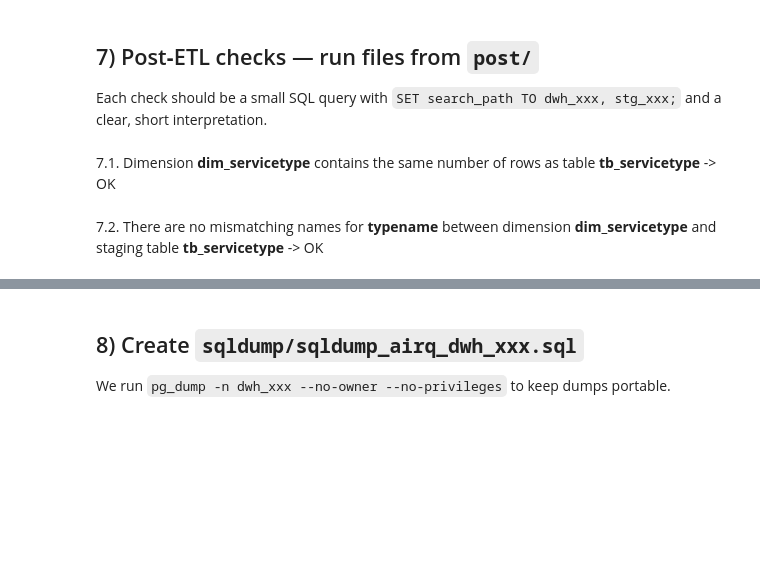
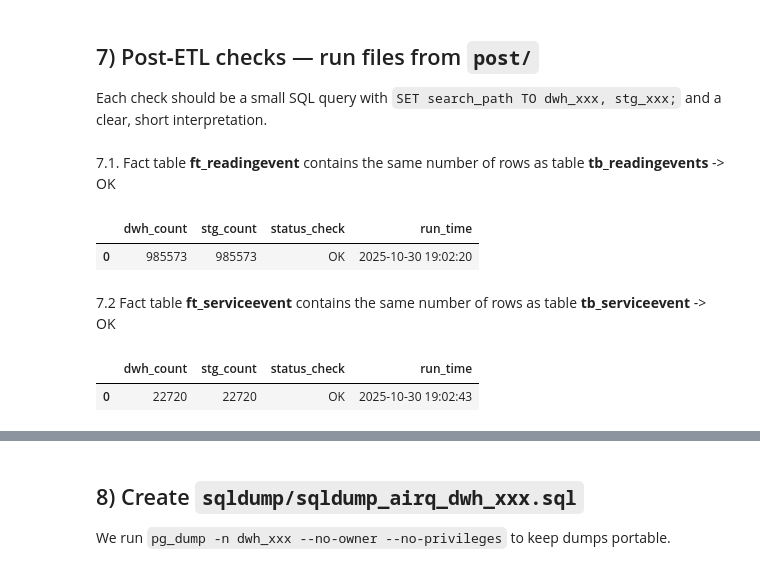
Before and after one commit to philippmoessner/tuwien_bi, a Jupyter notebook: AirQ_Part1_080.ipynb, the cells around one changed output, grey strips where cells are left out. Saved outputs shown, nothing was run; the diff lists cells and outputs as text; code cells hidden in the pictures; blank space fills up the shorter version.

Commit message:
further validation checks

```diff
--- a/AirQ_Part1_080.ipynb
+++ b/AirQ_Part1_080.ipynb
@@ -362,14 +361,20 @@ else:
 
 Each check should be a small SQL query with `SET search_path TO dwh_xxx, stg_xxx;` and a clear, short interpretation.
 # %% [markdown]
-7.1. Dimension **dim_servicetype** contains the same number of rows as table **tb_servicetype** -> OK
+7.1. Fact table **ft_readingevent** contains the same number of rows as table **tb_readingevents** -> OK
 # %%
-# Check 1 — example
-df = run_sqlscript("post/a1_check01_example.sql", engine=engine, progress=VERBOSE_SQL)
+# Check 1
+df = run_sqlscript("post/a1_check01_readingevents.sql", engine=engine, progress=VERBOSE_SQL)
 display(df)
+# %% [output]
+|  | dwh_count | stg_count | status_check | run_time |
+| 0 | 985573 | 985573 | OK | 2025-10-30 19:02:20 |
 # %% [markdown]
-7.2. There are no mismatching names for **typename** between dimension **dim_servicetype** and staging table **tb_servicetype** -> OK
+7.2 Fact table **ft_serviceevent** contains the same number of rows as table **tb_serviceevent** -> OK
 # %%
-# Check 2 — example
-df = run_sqlscript("post/a1_check02_example.sql", engine=engine, progress=VERBOSE_SQL)
+# Check 2
+df = run_sqlscript("post/a1_check02_serviceevents.sql", engine=engine, progress=VERBOSE_SQL)
 display(df)
+# %% [output]
+|  | dwh_count | stg_count | status_check | run_time |
+| 0 | 22720 | 22720 | OK | 2025-10-30 19:02:43 |
```
Also changed, not shown: parts of 5 cells of this notebook, 2 other files.
